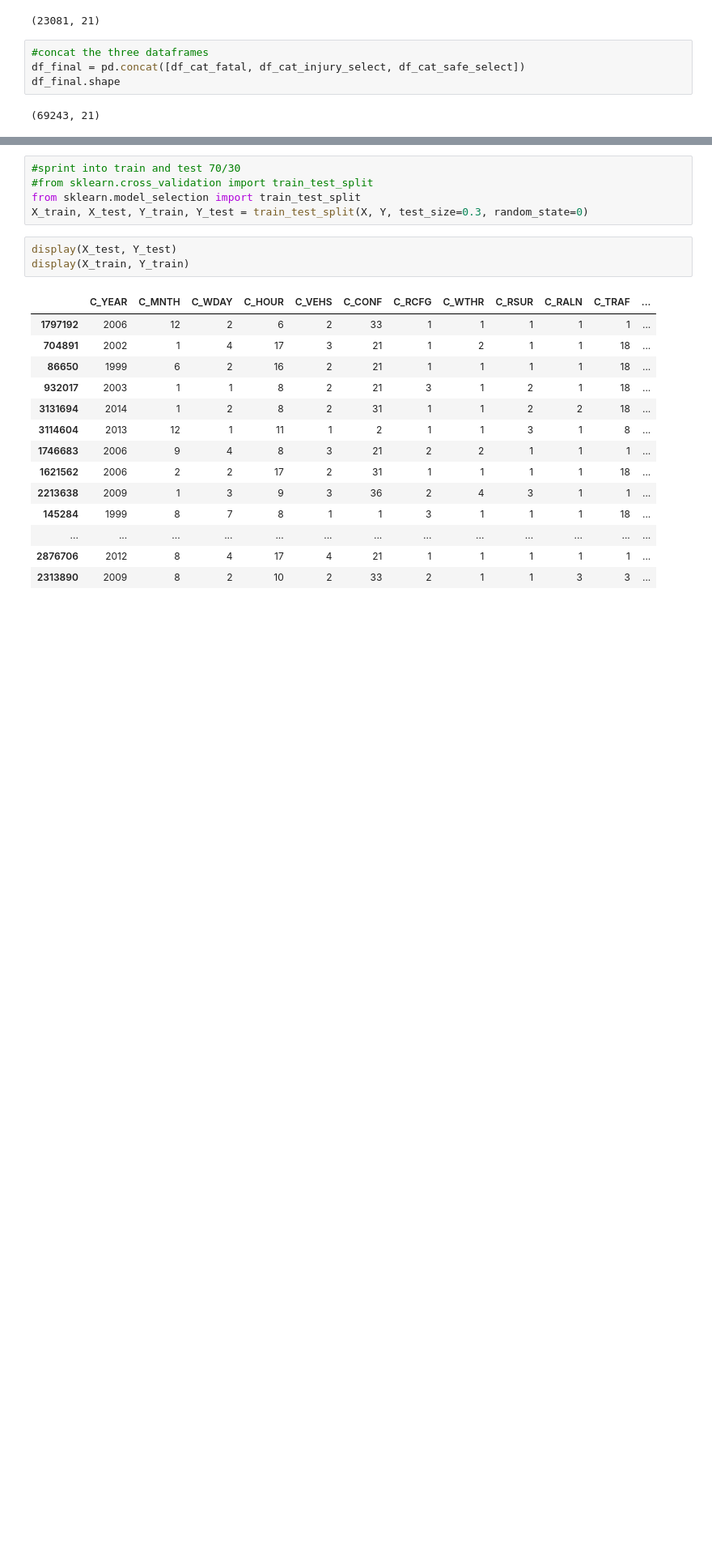
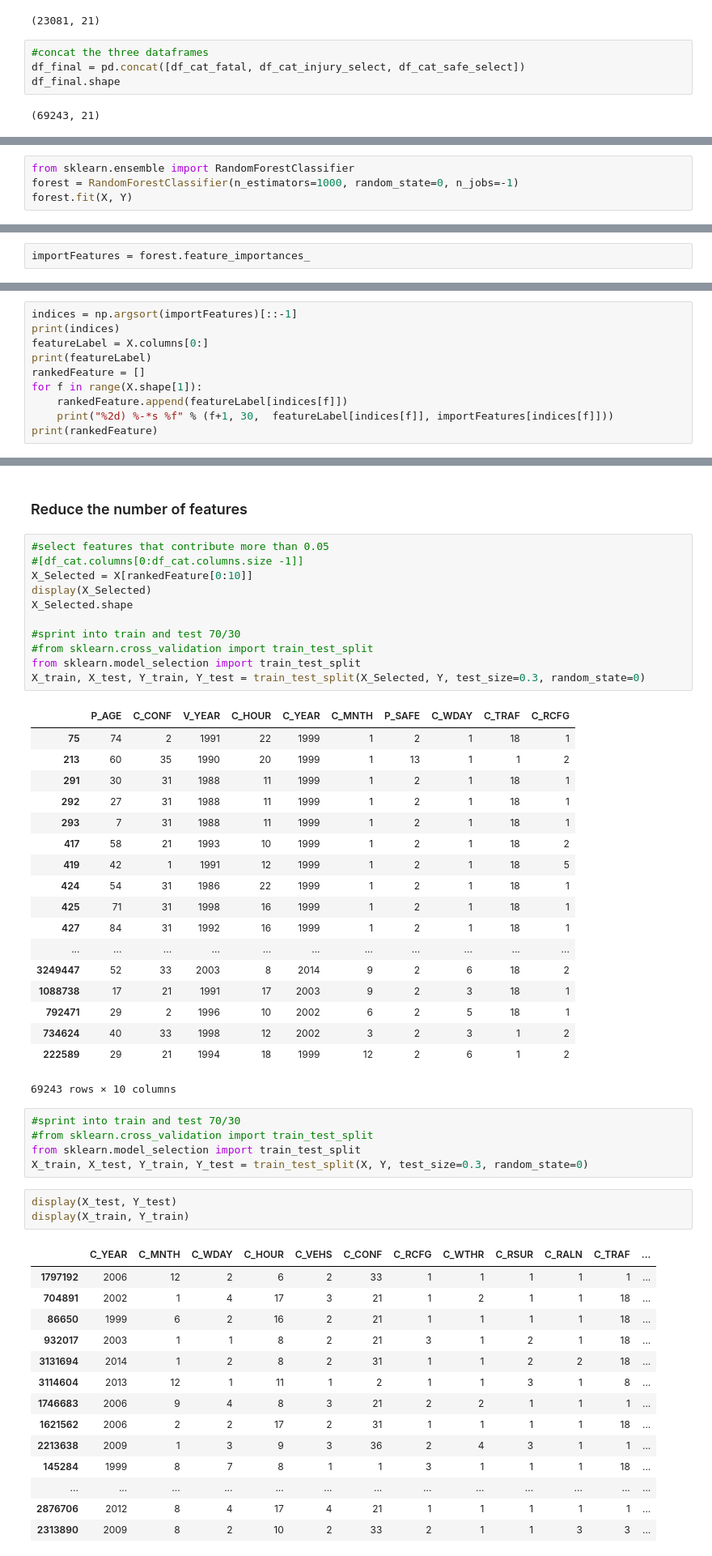
Before and after one commit to pgunabal/Capstone_CKME136_Winter_2018, a Jupyter notebook: CKME136_2018_build_initial_model.ipynb, the cells around one changed output, grey strips where cells are left out. Shown at 81% size. Drawn from its saved outputs; the diff is of its cells as text; blank space fills up the shorter version.

Commit message:
added feature selection using random forest and cleaned up the code

```diff
--- a/CKME136_2018_build_initial_model.ipynb
+++ b/CKME136_2018_build_initial_model.ipynb
@@ -166,0 +255,4 @@ X
+# %%
+from sklearn.ensemble import RandomForestClassifier
+forest = RandomForestClassifier(n_estimators=1000, random_state=0, n_jobs=-1)
+forest.fit(X, Y)
@@ -166,0 +268,2 @@ X
+# %%
+importFeatures = forest.feature_importances_
@@ -166,0 +279,10 @@ X
+# %%
+indices = np.argsort(importFeatures)[::-1]
+print(indices)
+featureLabel = X.columns[0:]
+print(featureLabel)
+rankedFeature = []
+for f in range(X.shape[1]):
+    rankedFeature.append(featureLabel[indices[f]])
+    print("%2d) %-*s %f" % (f+1, 30,  featureLabel[indices[f]], importFeatures[indices[f]]))
+print(rankedFeature)
@@ -167,3 +307,35 @@ X
+# %% [markdown]
+### Reduce the number of features
+# %%
+#select features that contribute more than 0.05
+#[df_cat.columns[0:df_cat.columns.size -1]]
+X_Selected = X[rankedFeature[0:10]]
+display(X_Selected)
+X_Selected.shape
+
+#sprint into train and test 70/30
+#from sklearn.cross_validation import train_test_split
+from sklearn.model_selection import train_test_split
+X_train, X_test, Y_train, Y_test = train_test_split(X_Selected, Y, test_size=0.3, random_state=0)
+# %% [output]
+|  | P_AGE | C_CONF | V_YEAR | C_HOUR | C_YEAR | C_MNTH | P_SAFE | C_WDAY | C_TRAF | C_RCFG |
+| 75 | 74 | 2 | 1991 | 22 | 1999 | 1 | 2 | 1 | 18 | 1 |
+| 213 | 60 | 35 | 1990 | 20 | 1999 | 1 | 13 | 1 | 1 | 2 |
+| 291 | 30 | 31 | 1988 | 11 | 1999 | 1 | 2 | 1 | 18 | 1 |
+| 292 | 27 | 31 | 1988 | 11 | 1999 | 1 | 2 | 1 | 18 | 1 |
+| 293 | 7 | 31 | 1988 | 11 | 1999 | 1 | 2 | 1 | 18 | 1 |
+| 417 | 58 | 21 | 1993 | 10 | 1999 | 1 | 2 | 1 | 18 | 2 |
+| 419 | 42 | 1 | 1991 | 12 | 1999 | 1 | 2 | 1 | 18 | 5 |
+| 424 | 54 | 31 | 1986 | 22 | 1999 | 1 | 2 | 1 | 18 | 1 |
+| 425 | 71 | 31 | 1998 | 16 | 1999 | 1 | 2 | 1 | 18 | 1 |
+| 427 | 84 | 31 | 1992 | 16 | 1999 | 1 | 2 | 1 | 18 | 1 |
+| ... | ... | ... | ... | ... | ... | ... | ... | ... | ... | ... |
+| 3249447 | 52 | 33 | 2003 | 8 | 2014 | 9 | 2 | 6 | 18 | 2 |
+| 1088738 | 17 | 21 | 1991 | 17 | 2003 | 9 | 2 | 3 | 18 | 1 |
+| 792471 | 29 | 2 | 1996 | 10 | 2002 | 6 | 2 | 5 | 18 | 1 |
+| 734624 | 40 | 33 | 1998 | 12 | 2002 | 3 | 2 | 3 | 1 | 2 |
+| 222589 | 29 | 21 | 1994 | 18 | 1999 | 12 | 2 | 6 | 1 | 2 |
+69243 rows × 10 columns
 # %%
 #sprint into train and test 70/30
 #from sklearn.cross_validation import train_test_split
```
Also changed, not shown: parts of 21 cells of this notebook.
